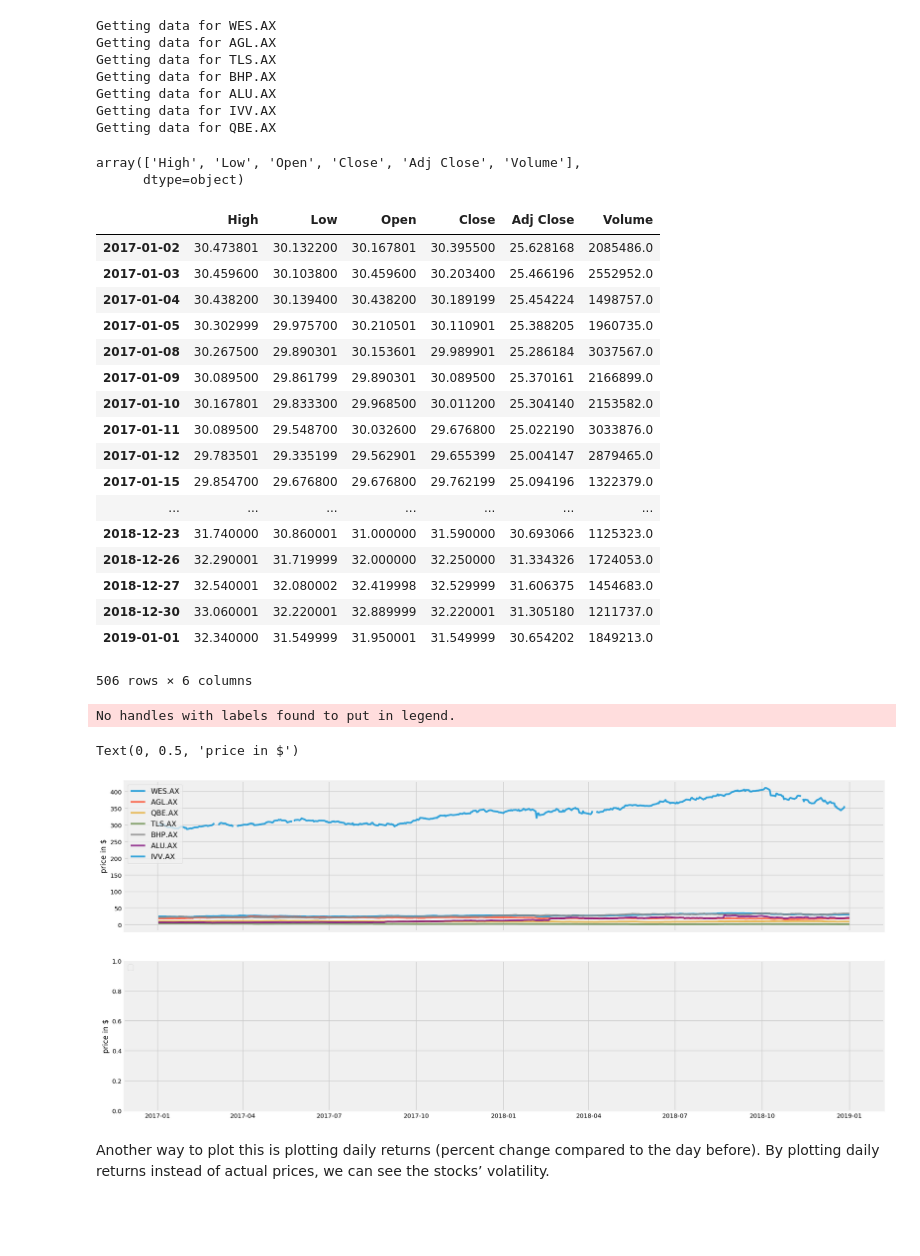
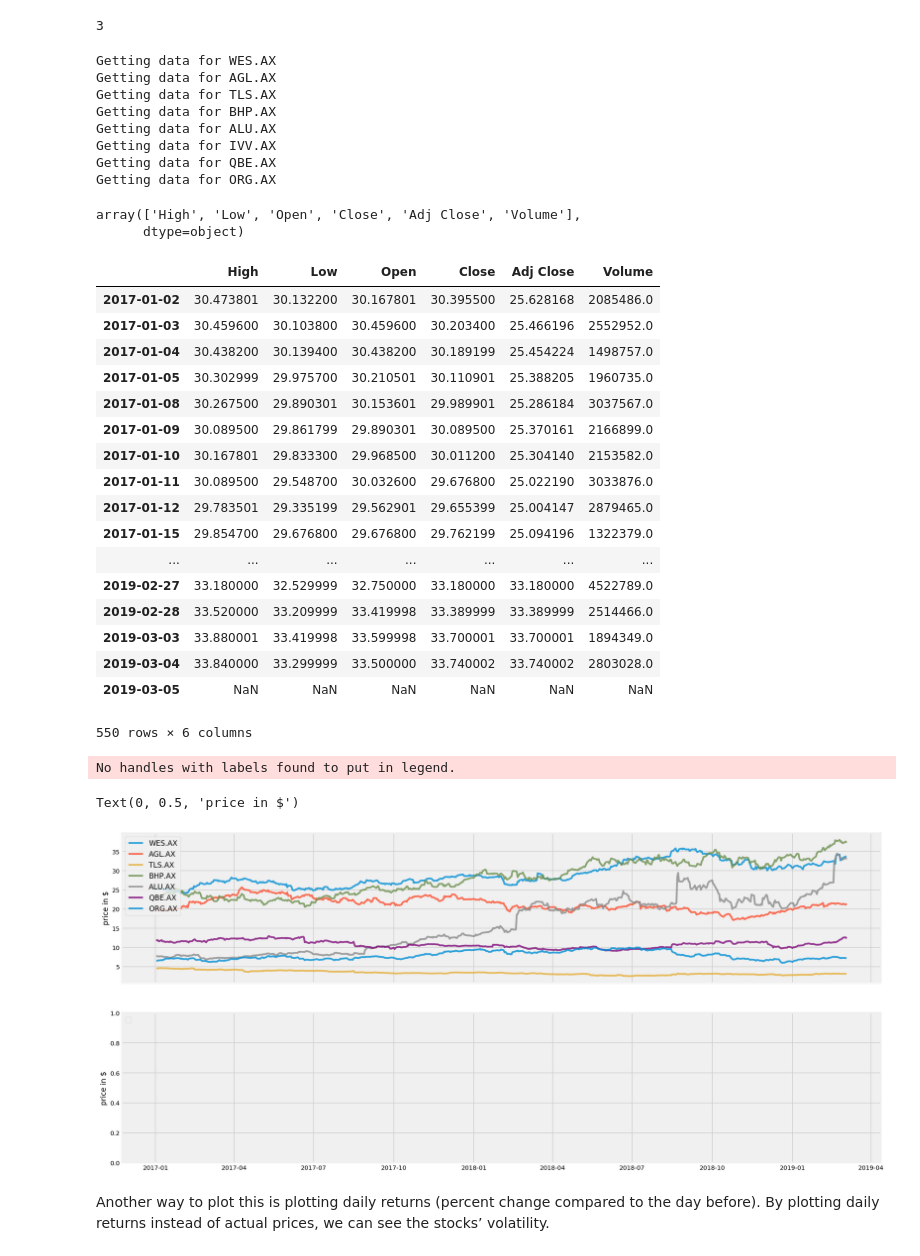
Before and after one commit to hsteinshiromoto/app.share_portfolio, a Jupyter notebook: notebooks/load_stocks.ipynb, the cells around one changed output. Saved outputs shown, nothing was run; the diff lists cells and outputs as text; code cells hidden in the pictures; blank space fills up the shorter version.

Commit message:
Add stocks from Origin energy

```diff
--- a/notebooks/load_stocks.ipynb
+++ b/notebooks/load_stocks.ipynb
@@ -38,8 +11,12 @@ data_wes
+# %%
+datetime.now().month
+# %% [output]
+3
 # %%
 #Set the stock symbols, data source, and time range
 
 stocks = ['GOOGL', 'TM', 'KO', 'PEP', 'AGL.AX', 'HMC', 'QBE.AX', 'TLS.AX', 'BHP.AX', 'TEAM', "ALU.AX", "YUM"]
-stocks = ["WES.AX", 'AGL.AX', 'TLS.AX', 'BHP.AX', 'ALU.AX', 'IVV.AX', 'QBE.AX']
+stocks = ["WES.AX", 'AGL.AX', 'TLS.AX', 'BHP.AX', 'ALU.AX', 'IVV.AX', 'QBE.AX', "ORG.AX"]
 
 indices = ["High", "Low", "Open", "Close", "Adj Close", "Volume"]
 columns = pd.MultiIndex.from_product([stocks, indices])
@@ -48,7 +25,7 @@ numAssets = len(stocks)
 
 source = 'yahoo'
 start = '2017-01-01'
-end = '2019-01-01'
+end = '{0}-{1}-{2}'.format(datetime.now().year, datetime.now().month, datetime.now().day)
 
 stocks_df = pd.DataFrame(columns=columns, index=pd.date_range(start=start, end=end, freq="D"))
 
@@ -72,6 +49,7 @@ Getting data for BHP.AX
 Getting data for ALU.AX
 Getting data for IVV.AX
 Getting data for QBE.AX
+Getting data for ORG.AX
 # %%
 stocks_df['WES.AX'].columns.values
 # %% [output]
@@ -105,34 +83,34 @@ stocks_df['WES.AX']
 | 2017-01-12 | 29.783501 | 29.335199 | 29.562901 | 29.655399 | 25.004147 | 2879465.0 |
 | 2017-01-15 | 29.854700 | 29.676800 | 29.676800 | 29.762199 | 25.094196 | 1322379.0 |
 | ... | ... | ... | ... | ... | ... | ... |
-| 2018-12-23 | 31.740000 | 30.860001 | 31.000000 | 31.590000 | 30.693066 | 1125323.0 |
-| 2018-12-26 | 32.290001 | 31.719999 | 32.000000 | 32.250000 | 31.334326 | 1724053.0 |
-| 2018-12-27 | 32.540001 | 32.080002 | 32.419998 | 32.529999 | 31.606375 | 1454683.0 |
-| 2018-12-30 | 33.060001 | 32.220001 | 32.889999 | 32.220001 | 31.305180 | 1211737.0 |
-| 2019-01-01 | 32.340000 | 31.549999 | 31.950001 | 31.549999 | 30.654202 | 1849213.0 |
+| 2019-02-27 | 33.180000 | 32.529999 | 32.750000 | 33.180000 | 33.180000 | 4522789.0 |
+| 2019-02-28 | 33.520000 | 33.209999 | 33.419998 | 33.389999 | 33.389999 | 2514466.0 |
+| 2019-03-03 | 33.880001 | 33.419998 | 33.599998 | 33.700001 | 33.700001 | 1894349.0 |
+| 2019-03-04 | 33.840000 | 33.299999 | 33.500000 | 33.740002 | 33.740002 | 2803028.0 |
+| 2019-03-05 | NaN | NaN | NaN | NaN | NaN | NaN |
-506 rows × 6 columns
+550 rows × 6 columns
 # %%
 fig, (ax1, ax2) = plt.subplots(nrows=2, ncols=1, sharex=True, figsize=(20, 10))
 for c in data.columns.values:
-    if c not in ["GOOGL"]:
+    if c not in ["GOOGL", "IVV.AX"]:
         ax1.plot(data.index, data[c], lw=3, alpha=0.8,label=c)
     else:
         continue
 ax1.legend(loc='upper left', fontsize=12)
 ax1.set_ylabel('price in $')
 
 for c in data.columns.values:
     if c in ["GOOGL"]:
         ax2.plot(data.index, data[c], lw=3, alpha=0.8,label=c)
     else:
         continue
 
 ax2.legend(loc='upper left', fontsize=12)
 ax2.set_ylabel('price in $')
 # %% [output]
 No handles with labels found to put in legend.
 Text(0, 0.5, 'price in $')
-[figure, old version]
+[figure, new version]
 # %% [markdown]
 Another way to plot this is plotting daily returns (percent change compared to the day before). By plotting daily returns instead of actual prices, we can see the stocks’ volatility.
 # %%
```
Also changed, not shown: parts of 7 cells of this notebook.
